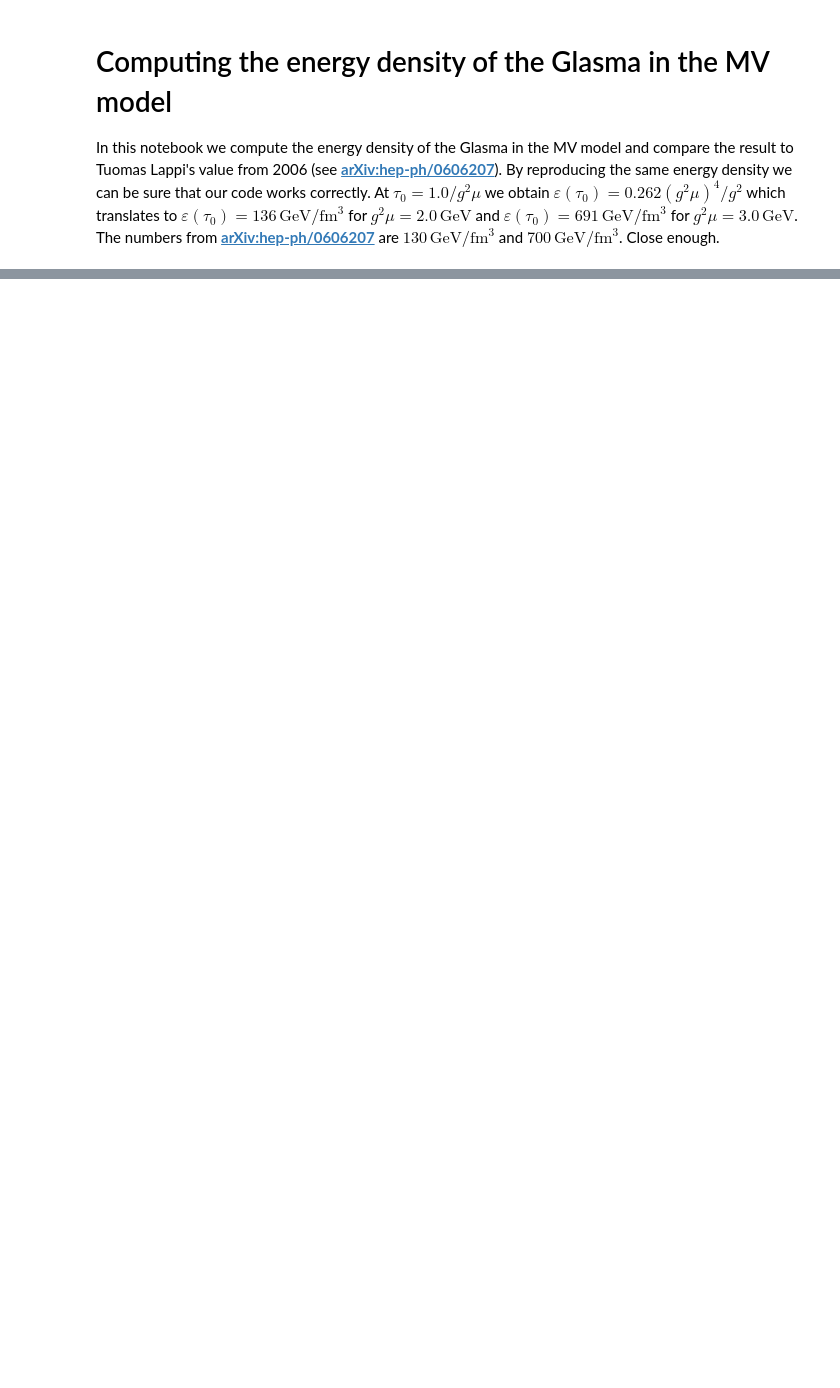
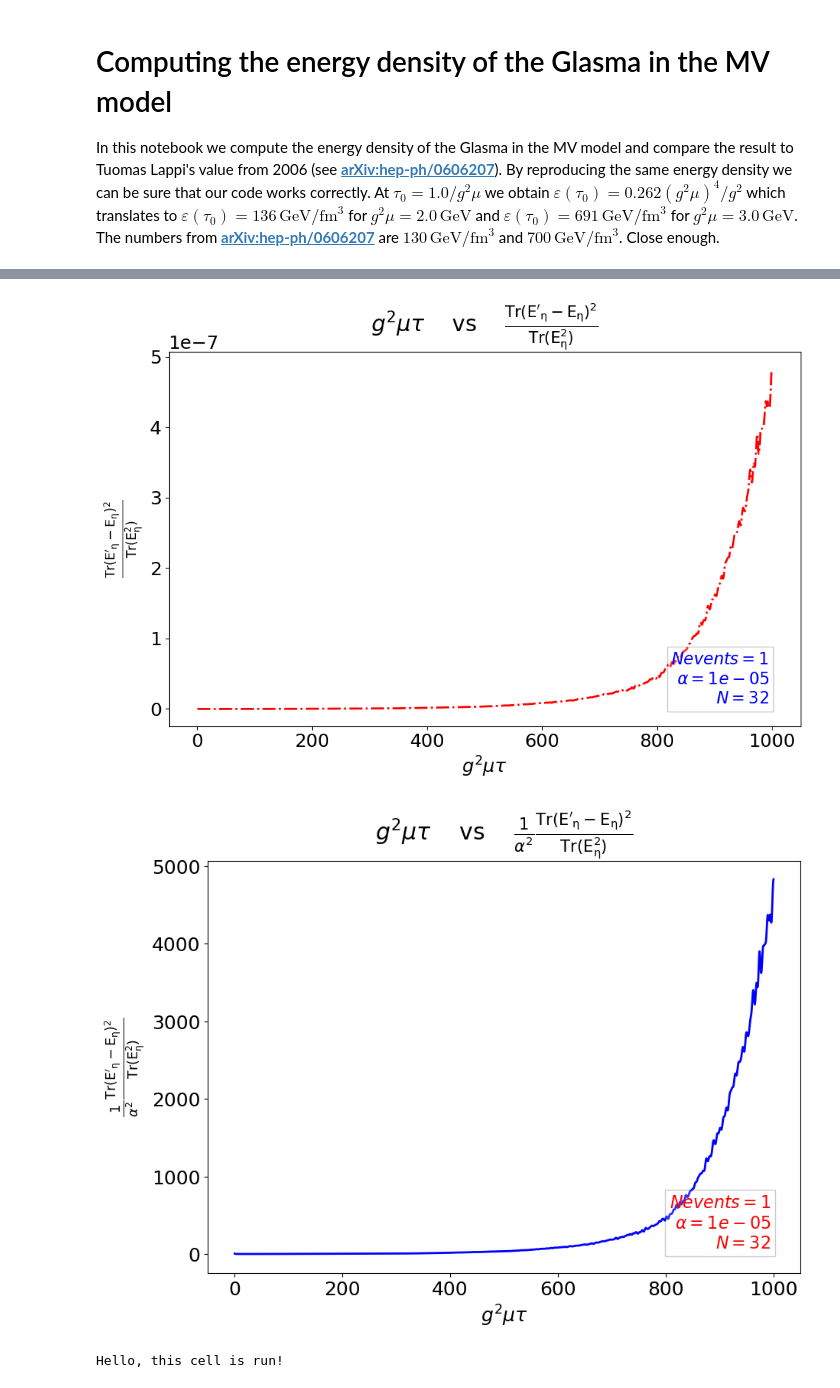
Before and after one commit to avramescudana/curraun, a Jupyter notebook: notebooks/Energy density of the Glasma.ipynb, the cells around one changed output, grey strips where cells are left out. Drawn from its saved outputs; the diff is of its cells as text; code cells hidden in the pictures; blank space fills up the shorter version.

```diff
--- a/notebooks/Energy density of the Glasma.ipynb
+++ b/notebooks/Energy density of the Glasma.ipynb
@@ -322,0 +470,74 @@ plt.show()
+# %%
+# This whole cell is writteb by Pooja
+
+print("No. of events =", N_events, "\n")
+print("alpha          =", alpha)
+print("alpha squared  =", alpha2, "\n")
+print("Box_size,              L =", L)
+print("No. of lattice points, N =", N)
+print("Lattice spacing,       a =", a, "\n")
+print("Maximum time =", t_max)
+
+# plt.plot(tau, np.ones(len(tau)), color='gray')
+
+# ====================================================================================================================================== #
+# ====================================================================================================================================== #
+# Plotting and saving (plot and data) for x for time vs Ratio_differece_Eta
+
+x = tau
+y = r["ratio_dif"]
+plt.plot(x, y, color='red', linestyle="dashdot", linewidth=2.0)
+
+plt.title(r"$g^2 \mu \tau$    vs    $\mathrm {\frac{Tr(E'_{\eta} - E_{\eta})^2}{Tr(E_{\eta}^2)} }$")            # Plot title
+plt.xlabel(r"$g^2 \mu \tau$")
+plt.ylabel(r"$\mathrm {\frac{Tr(E'_{\eta} - E_{\eta})^2}{Tr(E_{\eta}^2)} }$")
+#plt.xlim(0.0, 200)                                                                                              # To change the x scale
+#plt.ylim(0.0, 0.00001)                                                                                        # To change the y scale
+
+
+plt.text(0.95, 0.05, text, color="blue", fontsize=16, bbox=dict(facecolor='white', alpha=0.2), transform=plt.gca().transAxes, ha='right', va='bottom')
+
+
+plt.tight_layout()                                                                                      # Pooja: Automatically adjusts the layout to prevent cutting
+plt.savefig('plot_tau_diffEeta.png', dpi=600)
+plt.show()
+
+# Save Data into csv file:
+import pandas as pd
+df = pd.DataFrame({"tau": x, " diff_Eeta": y})                   # Assuming x and y are lists or NumPy arrays
+df.to_csv("data_tau_diffEeta.csv", index=False)
+# ====================================================================================================================================== #
+# ====================================================================================================================================== #
+
+
+
+
+# +++++++++++++++++++++++++++++++++++++++++++++++++++++++++++++++++++++++++++++++++++++++++++++++++++++++++++++++++++++++++++++++++++++++ #
+# +++++++++++++++++++++++++++++++++++++++++++++++++++++++++++++++++++++++++++++++++++++++++++++++++++++++++++++++++++++++++++++++++++++++ #
+# Plotting and saving (plot and data) for x for time vs Ratio_differece_Eta by alpha_squared
+
+x = tau
+y = r["ratio_dif"]/alpha2
+plt.plot(x, y, color='blue', linestyle="solid", linewidth=2.0)
+
+plt.title(r"$g^2 \mu \tau$    vs    $ \frac{1}{\alpha^2} \mathrm {\frac{Tr(E'_{\eta} - E_{\eta})^2}{Tr(E_{\eta}^2)} }$")            # Plot title
+plt.xlabel(r"$g^2 \mu \tau$")
+plt.ylabel(r"$ \frac{1}{\alpha^2}\mathrm {\frac{Tr(E'_{\eta} - E_{\eta})^2}{Tr(E_{\eta}^2)} }$")
+#plt.xlim(0.0, 200)                                                                                        # To change the x scale
+#Splt.ylim(0.0, 0.1)                                                                                        # To change the scale
+
+plt.text(0.95, 0.05, text, color="red", fontsize=16, bbox=dict(facecolor='white', alpha=0.2), transform=plt.gca().transAxes, ha='right', va='bottom')
+
+
+plt.savefig('plot_tau_diffEeta_alpha2.png', dpi=600)
+plt.show()
+
+# Save Data into csv file:
+#import pandas as pd
+df = pd.DataFrame({"tau": x, "diffEeta_alpha2": y})           # Assuming x and y are lists or NumPy arrays
+df.to_csv("data_tau_diffEeta_alpha2.csv", index=False)
+# +++++++++++++++++++++++++++++++++++++++++++++++++++++++++++++++++++++++++++++++++++++++++++++++++++++++++++++++++++++++++++++++++++++++ #
+# +++++++++++++++++++++++++++++++++++++++++++++++++++++++++++++++++++++++++++++++++++++++++++++++++++++++++++++++++++++++++++++++++++++++ #
+
+print("Hello, this cell is run!")
+# %% [output]
@@ -322,0 +554,3 @@ plt.show()
+[figure, added]
+[figure, added]
+Hello, this cell is run!
```
Also changed, not shown: parts of 7 cells of this notebook, 2 other files.
